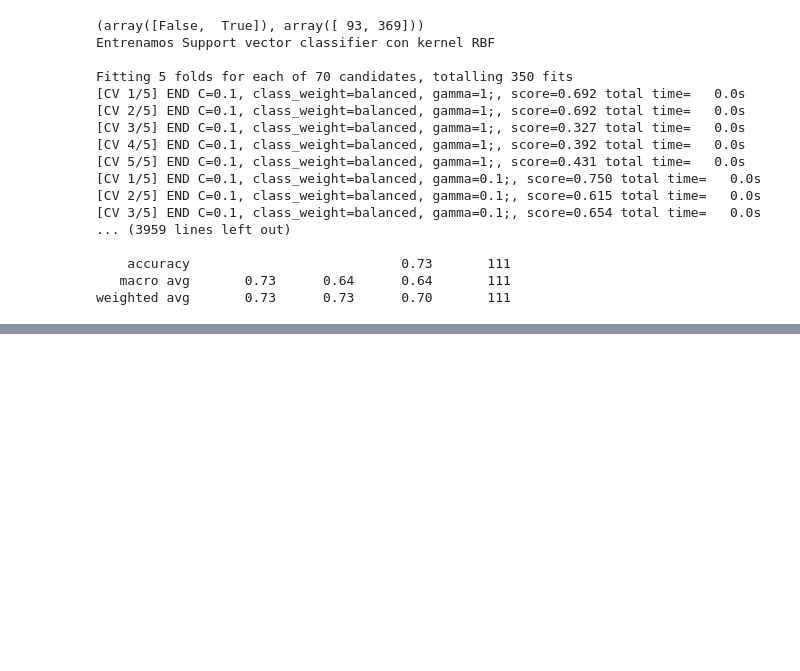
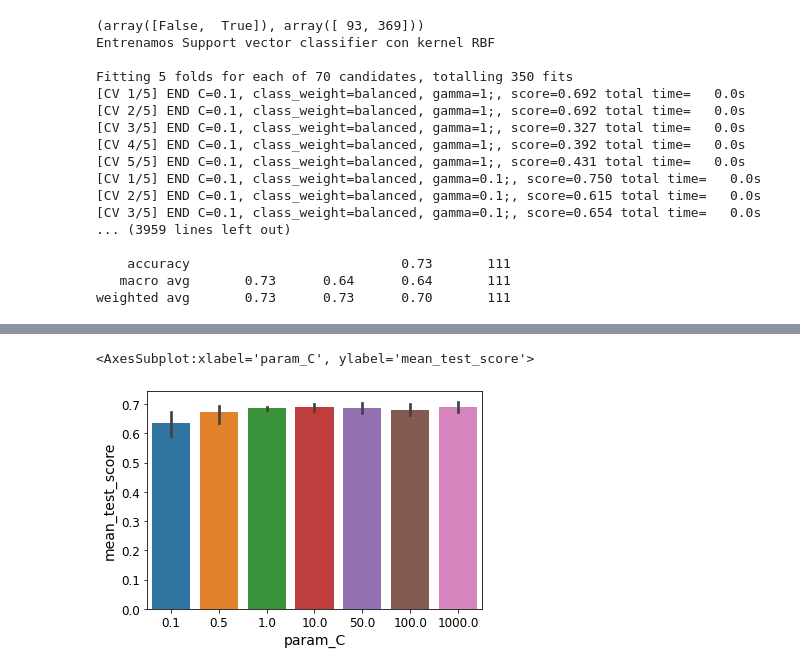
Before and after one commit to eveolsza/TP3--Support-Vector-Machines_Decision-Trees, a Jupyter notebook: TP3.ipynb, the cells around one changed output, grey strips where cells are left out. Cells and saved outputs as stored; diff of their text form; code cells hidden in the pictures; blank space fills up the shorter version.

```diff
--- a/Untitled.ipynb
+++ b/TP3.ipynb
@@ -472,0 +523,5 @@ weighted avg       0.73      0.73      0.70       111
+# %%
+sns.barplot(data=GridSearchResult_rbf_WeightedClean, x='param_C', y='mean_test_score')
+# %% [output]
+<AxesSubplot:xlabel='param_C', ylabel='mean_test_score'>
+[figure, added]
```
Also changed, not shown: parts of 18 cells of this notebook, 2 other files.
